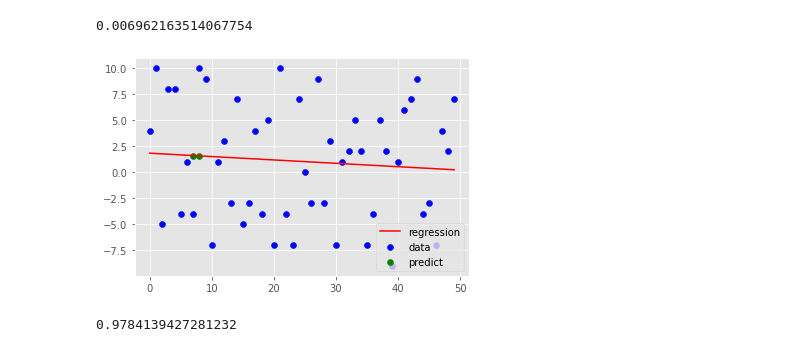
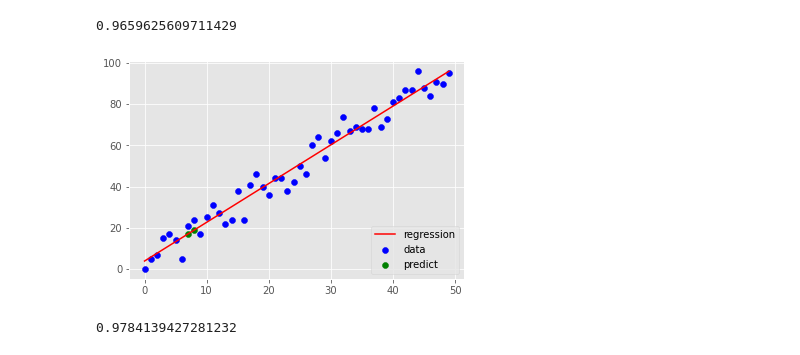
Before and after one commit to wangpeidong/PythonLab, a Jupyter notebook: tutorial/PythonTutorial.ipynb, the cells around one changed output. Cells and saved outputs as stored; diff of their text form; code cells hidden in the pictures.

```diff
--- a/tutorial/PythonTutorial.ipynb
+++ b/tutorial/PythonTutorial.ipynb
@@ -32,36 +32,36 @@ def squared_error(y_orig, y_line):
 def coefficient_of_determination(y_orig, y_regr):
     y_mean = [mean(y_orig) for _ in y_orig]
     sqrd_err_regr = squared_error(y_orig, y_regr)
     sqrd_err_mean = squared_error(y_orig, y_mean)
 
     return 1 - sqrd_err_regr / sqrd_err_mean
 
-x, y = create_dataset(50, 10, 2, correlation = False)
+x, y = create_dataset(50, 10, 2, correlation = 'pos')
 
 m, b = linear_slope_and_intercept(x, y)
 
 regression_line = [m * i + b for i in x]
 
 r_sqrd = coefficient_of_determination(y, regression_line)
 
 print(r_sqrd)
 
 predict_x = np.array([7, 8], dtype=np.float64)
 predict_y = (m * predict_x) + b
 
 import matplotlib.pyplot as plt
 from matplotlib import style
 
 style.use('ggplot')
 
 plt.scatter(x, y, color = 'blue', label = 'data')
 plt.scatter(predict_x, predict_y, color = 'green', label = 'predict')
 plt.plot(x, regression_line, color = 'red', label = 'regression')
 plt.legend(loc = 4)
 plt.show()
 # %% [output]
-0.006962163514067754
+0.9659625609711429
-[figure, old version]
+[figure, new version]
 # %%
 import quandl, math
 import numpy as np
```
Also changed, not shown: parts of 5 cells of this notebook.
